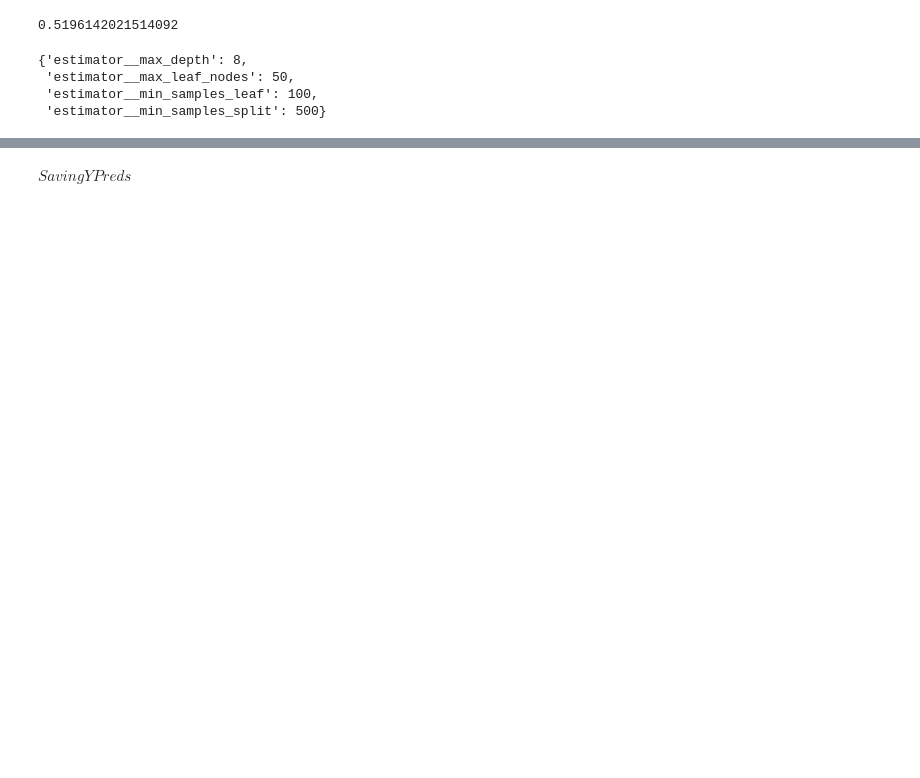
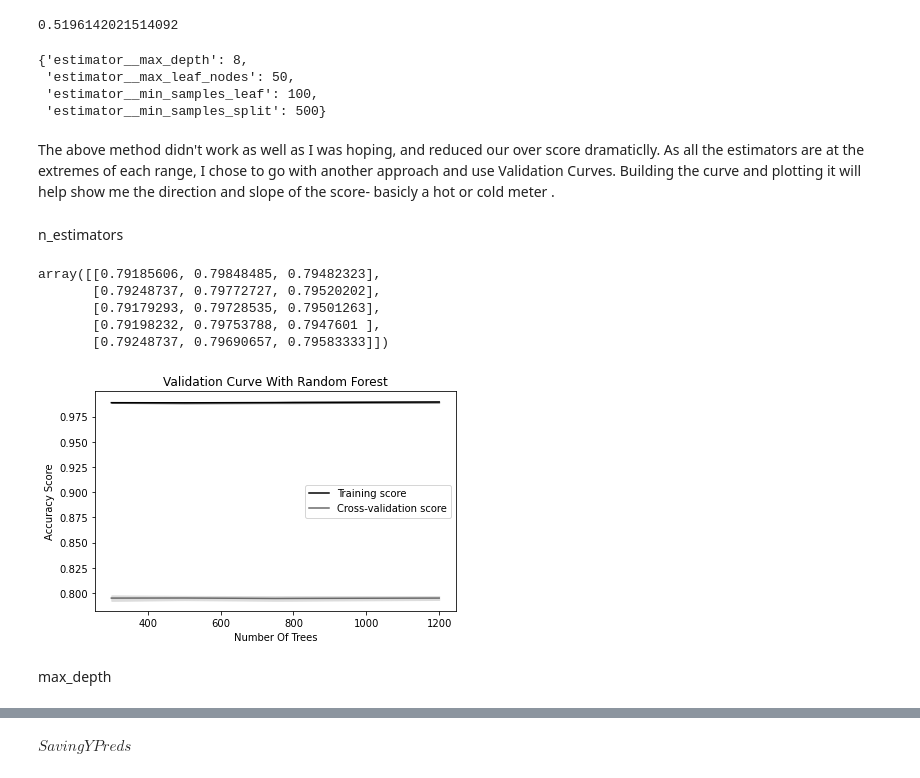
Before and after one commit to Caellwyn/well-predicter-tanzania, a Jupyter notebook: data_exploration/WillsCleanRoom.ipynb, the cells around one changed output, grey strips where cells are left out. Drawn from its saved outputs; the diff is of its cells as text; code cells hidden in the pictures; blank space fills up the shorter version.

```diff
--- a/data_exploration/WillsCleanRoom.ipynb
+++ b/data_exploration/WillsCleanRoom.ipynb
@@ -154,3 +152,51 @@ rn_rfc_bp.best_params_
  'estimator__max_leaf_nodes': 50,
  'estimator__min_samples_leaf': 100,
  'estimator__min_samples_split': 500}
+# %% [markdown]
+The above method didn't work as well as I was hoping, and reduced our over score dramaticlly. As all the estimators are at the extremes of each range, I chose to go with another approach and use Validation Curves. Building the curve and plotting it will help show me the direction and slope of the score- basicly a hot or cold meter .
+# %% [markdown]
+n_estimators
+# %%
+param_range = [300, 500, 750, 800, 1200] #500 best
+# %%
+train_scoreNum, test_scoreNum = validation_curve(
+                                RandomForestClassifier(max_depth=30, class_weight="balanced"),
+                                X = X_train, y = y_train,
+                                param_name = 'n_estimators',
+                                param_range = param_range, cv = 3)
+# %%
+test_scoreNum #800 best
+# %% [output]
+array([[0.79185606, 0.79848485, 0.79482323],
+       [0.79248737, 0.79772727, 0.79520202],
+       [0.79179293, 0.79728535, 0.79501263],
+       [0.79198232, 0.79753788, 0.7947601 ],
+       [0.79248737, 0.79690657, 0.79583333]])
+# %%
+# Calculate mean and standard deviation for training set scores
+train_mean = np.mean(train_scoreNum, axis=1)
+train_std = np.std(train_scoreNum, axis=1)
+
+# Calculate mean and standard deviation for test set scores
+test_mean = np.mean(test_scoreNum, axis=1)
+test_std = np.std(test_scoreNum, axis=1)
+
+# Plot mean accuracy scores for training and test sets
+plt.plot(param_range, train_mean, label="Training score", color="black")
+plt.plot(param_range, test_mean, label="Cross-validation score", color="dimgrey")
+
+# Plot accurancy bands for training and test sets
+plt.fill_between(param_range, train_mean - train_std, train_mean + train_std, color="gray")
+plt.fill_between(param_range, test_mean - test_std, test_mean + test_std, color="gainsboro")
+
+# Create plot
+plt.title("Validation Curve With Random Forest")
+plt.xlabel("Number Of Trees")
+plt.ylabel("Accuracy Score")
+plt.tight_layout()
+plt.legend(loc="best")
+plt.show()
+# %% [output]
+[figure, added]
+# %% [markdown]
+max_depth
```
Also changed, not shown: parts of 39 cells of this notebook, 1 other file.
